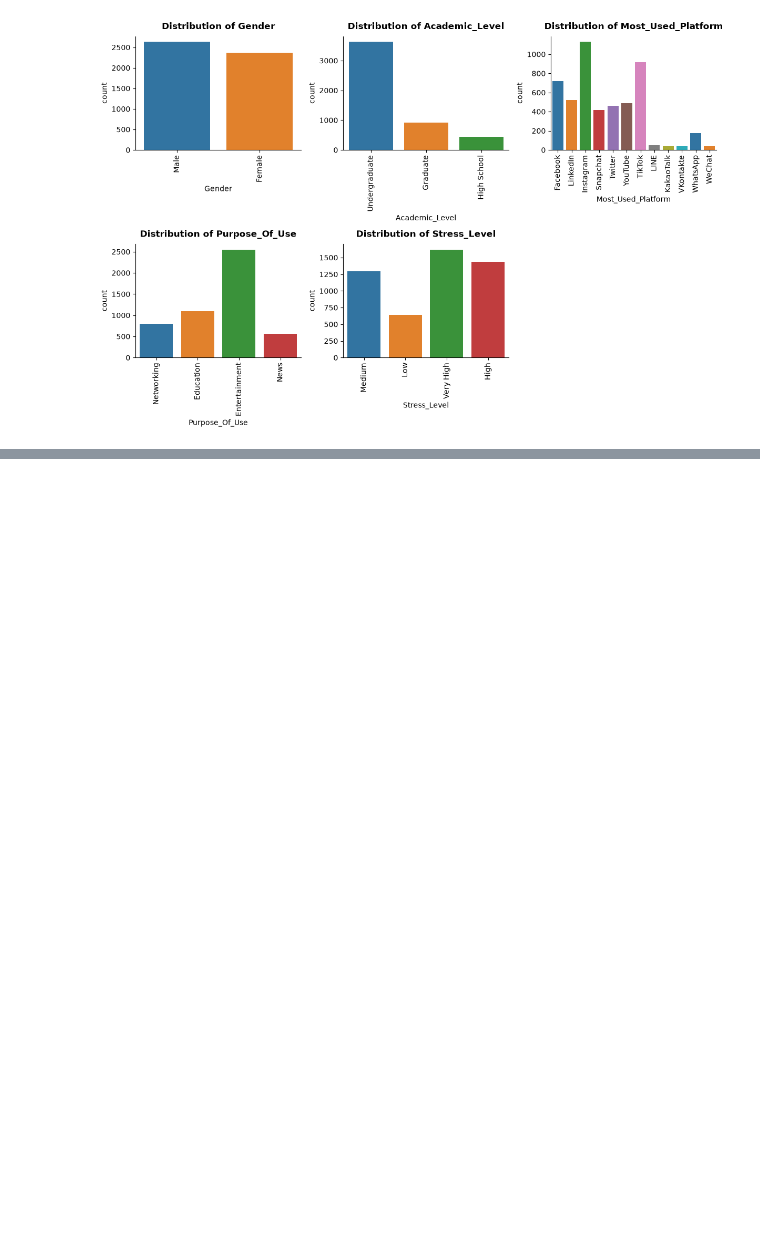
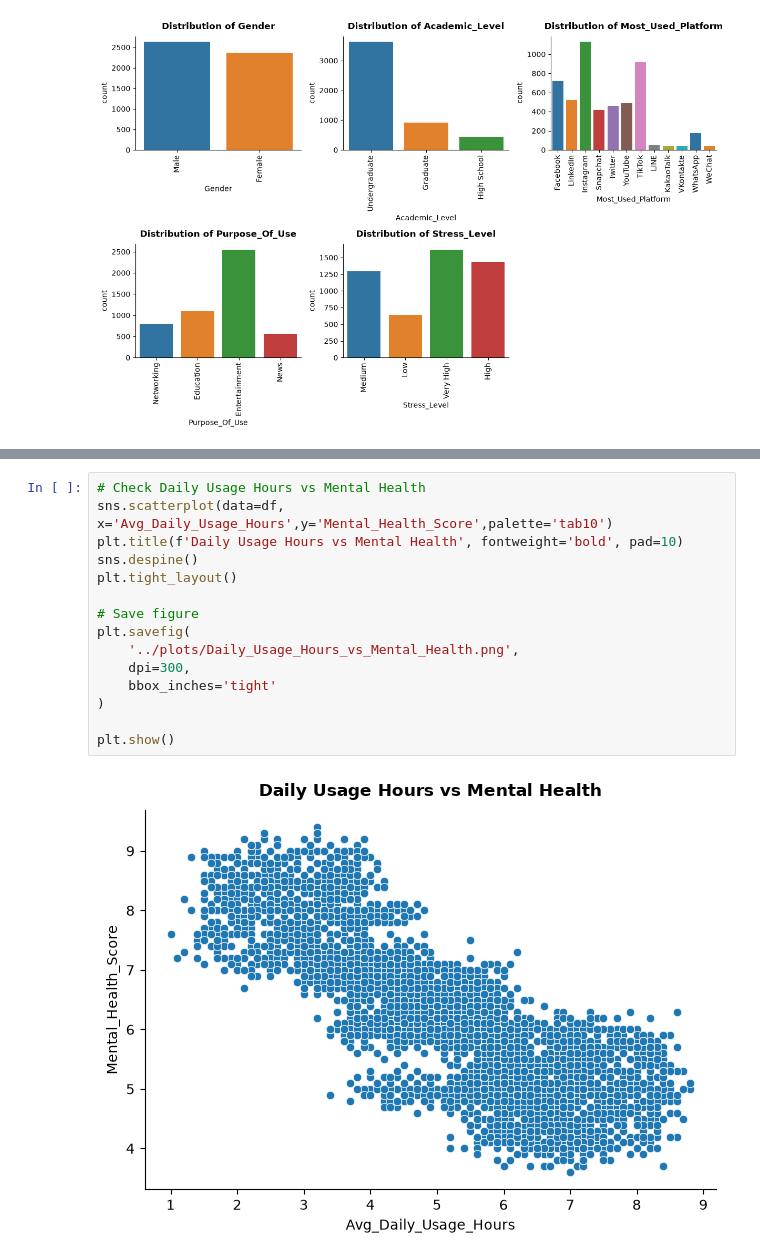
Before and after one commit to ashishpra28/MindWell-Mental-Health-Score-Predictor, a Jupyter notebook: notebook/Mental_Health_Score_Prediction.ipynb, the cells around one changed output, grey strips where cells are left out. Drawn from its saved outputs; the diff is of its cells as text; blank space fills up the shorter version.

```diff
--- a/notebook/Mental_Health_Score_Prediction.ipynb
+++ b/notebook/Mental_Health_Score_Prediction.ipynb
@@ -264,0 +333,17 @@ plt.show()
+# %%
+# Check Daily Usage Hours vs Mental Health
+sns.scatterplot(data=df, x='Avg_Daily_Usage_Hours',y='Mental_Health_Score',palette='tab10')
+plt.title(f'Daily Usage Hours vs Mental Health', fontweight='bold', pad=10)
+sns.despine()
+plt.tight_layout()
+
+# Save figure
+plt.savefig(
+    '../plots/Daily_Usage_Hours_vs_Mental_Health.png',
+    dpi=300,
+    bbox_inches='tight'
+)
+
+plt.show()
+# %% [output]
+[figure, added]
```
Also changed, not shown: parts of 14 cells of this notebook, 6 other files.
